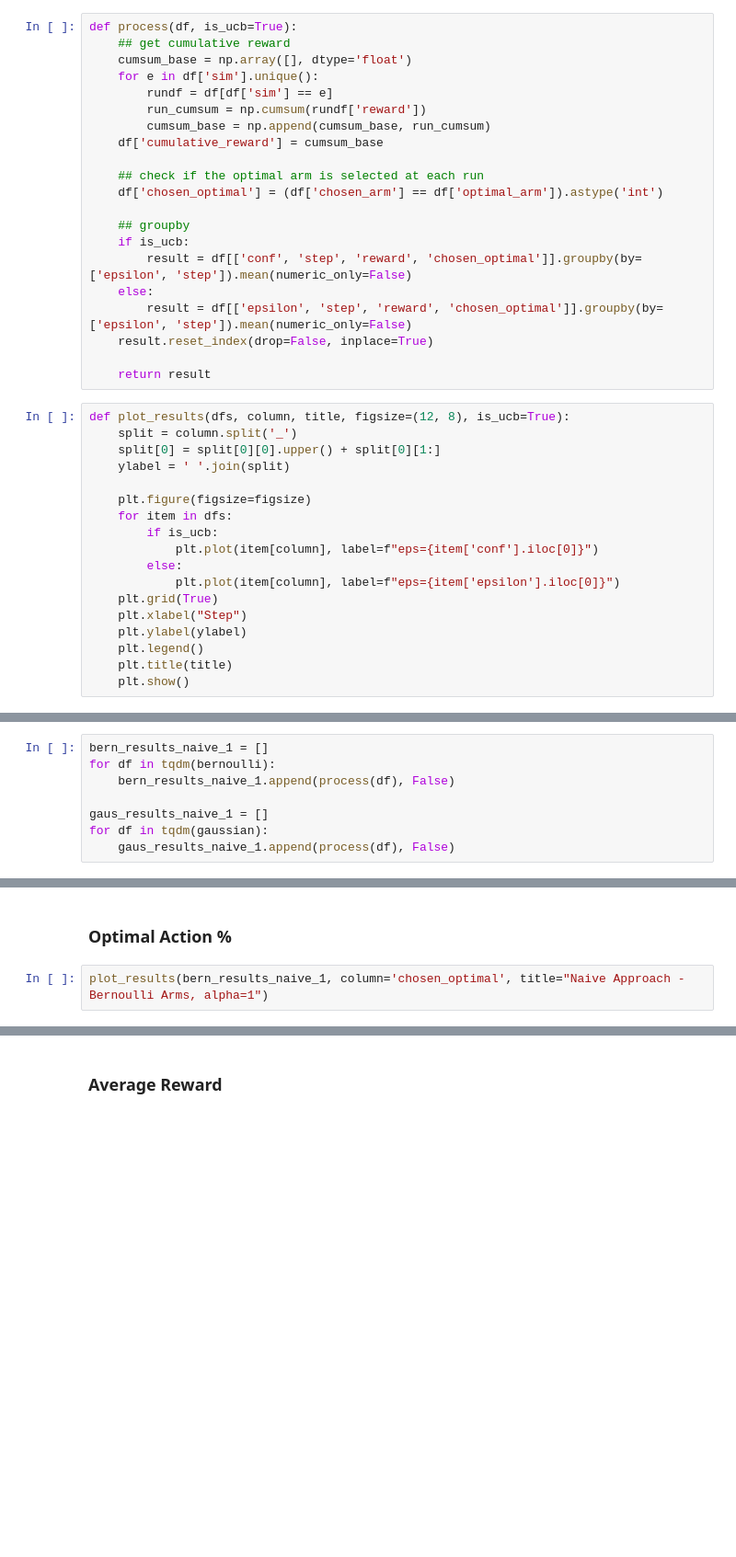
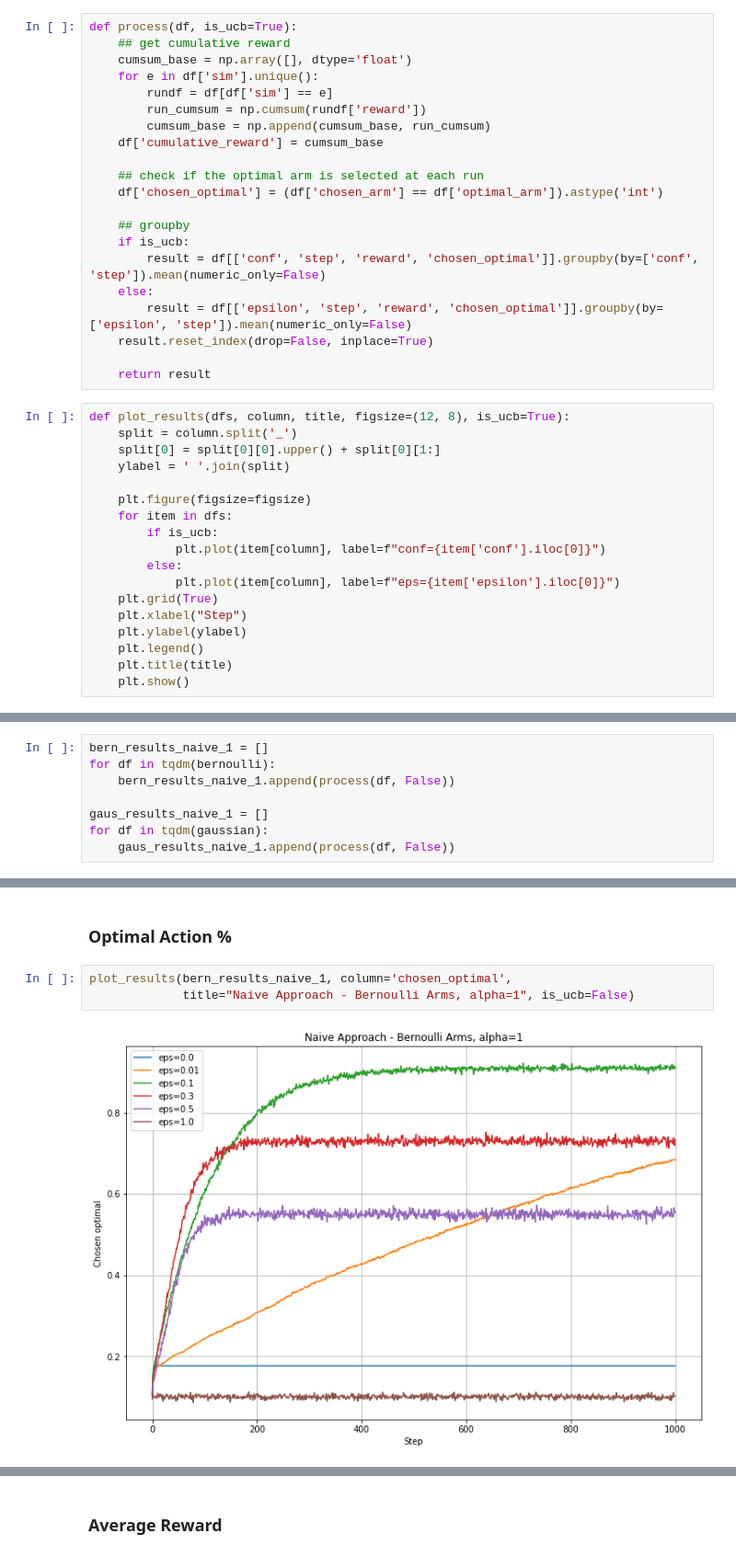
Before and after one commit to sungwoopark95/rl-practice, a Jupyter notebook: bandit/Bandit_Analysis.ipynb, the cells around one changed output, grey strips where cells are left out. Shown at 92% size. Drawn from its saved outputs; the diff is of its cells as text; blank space fills up the shorter version.

```diff
--- a/bandit/Bandit_Analysis.ipynb
+++ b/bandit/Bandit_Analysis.ipynb
@@ -43,7 +40,7 @@ def process(df, is_ucb=True):
 
     ## groupby
     if is_ucb:
-        result = df[['conf', 'step', 'reward', 'chosen_optimal']].groupby(by=['epsilon', 'step']).mean(numeric_only=False)
+        result = df[['conf', 'step', 'reward', 'chosen_optimal']].groupby(by=['conf', 'step']).mean(numeric_only=False)
     else:
         result = df[['epsilon', 'step', 'reward', 'chosen_optimal']].groupby(by=['epsilon', 'step']).mean(numeric_only=False)
     result.reset_index(drop=False, inplace=True)
@@ -58,7 +55,7 @@ def plot_results(dfs, column, title, figsize=(12, 8), is_ucb=True):
     plt.figure(figsize=figsize)
     for item in dfs:
         if is_ucb:
-            plt.plot(item[column], label=f"eps={item['conf'].iloc[0]}")
+            plt.plot(item[column], label=f"conf={item['conf'].iloc[0]}")
         else:
             plt.plot(item[column], label=f"eps={item['epsilon'].iloc[0]}")
     plt.grid(True)
@@ -80,8 +77,8 @@ with open("./eGreedyMAB_GaussianArm_1.0_Naive_results.pkl", 'rb') as f:
 # %%
 bern_results_naive_1 = []
 for df in tqdm(bernoulli):
-    bern_results_naive_1.append(process(df), False)
+    bern_results_naive_1.append(process(df, False))
 
 gaus_results_naive_1 = []
 for df in tqdm(gaussian):
-    gaus_results_naive_1.append(process(df), False)
+    gaus_results_naive_1.append(process(df, False))
@@ -90,5 +85,8 @@ KeyError: "['c'] not in index"
 # %% [markdown]
 ### Optimal Action %
 # %%
-plot_results(bern_results_naive_1, column='chosen_optimal', title="Naive Approach - Bernoulli Arms, alpha=1")
+plot_results(bern_results_naive_1, column='chosen_optimal',
+             title="Naive Approach - Bernoulli Arms, alpha=1", is_ucb=False)
+# %% [output]
+[figure, added]
 # %%
```
Also changed, not shown: parts of 61 cells of this notebook, 3 other files.
